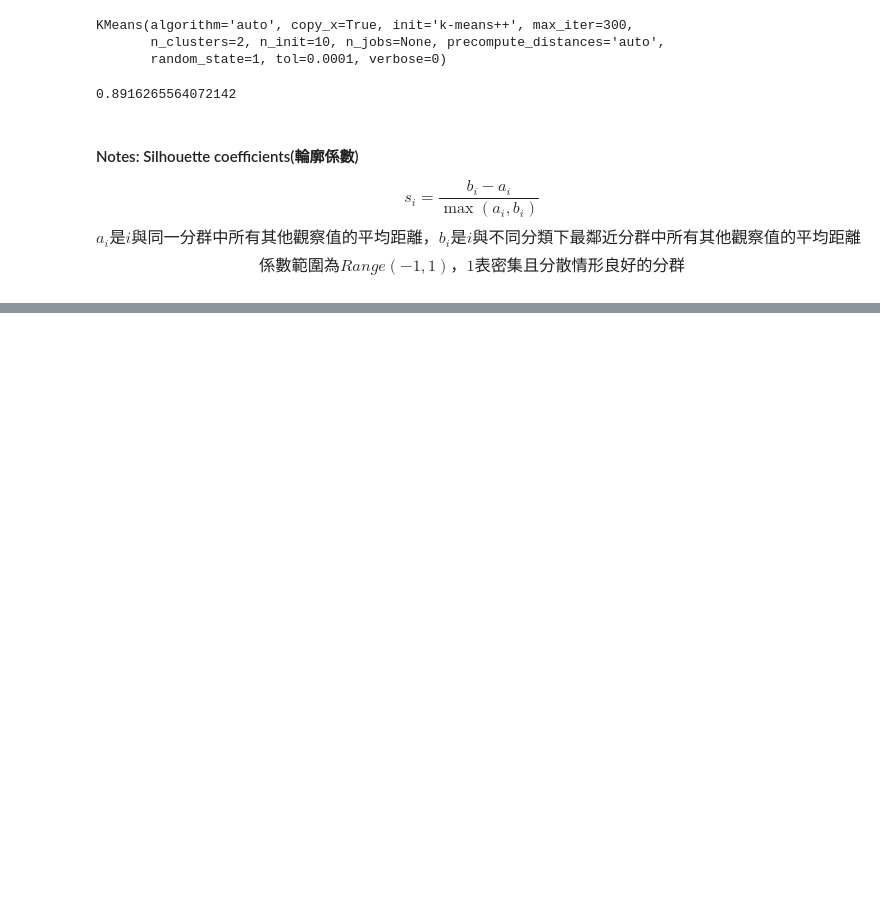
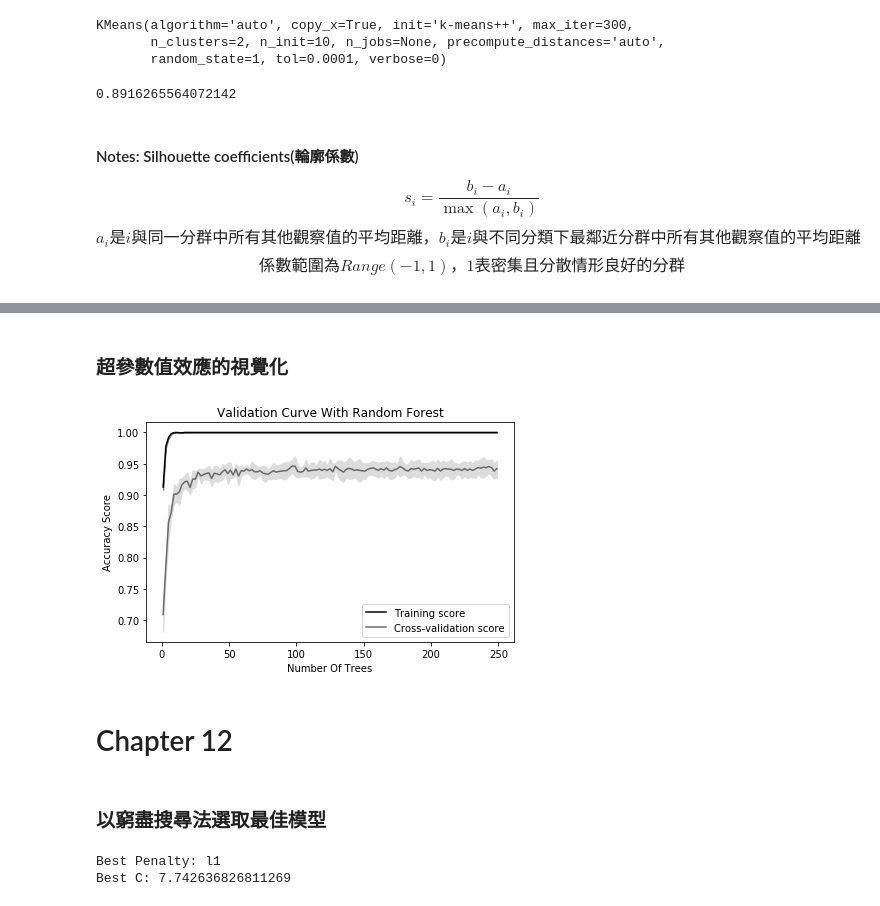
Before and after one commit to sychen6192/python_notes, a Jupyter notebook: 錦囊妙計ch11~ch12.ipynb, the cells around one changed output, grey strips where cells are left out. Cells and saved outputs as stored; diff of their text form; code cells hidden in the pictures; blank space fills up the shorter version.

```diff
--- a/錦囊妙計ch11~ch12.ipynb
+++ b/錦囊妙計ch11~ch12.ipynb
@@ -331,0 +410,43 @@ $$係數範圍為Range(-1,1)，1表密集且分散情形良好的分群$$
+# %% [markdown]
+### 超參數值效應的視覺化
+# %%
+import matplotlib.pyplot as plt
+import numpy as np
+from sklearn.datasets import load_digits
+from sklearn.ensemble import RandomForestClassifier
+from sklearn.model_selection import validation_curve
+digits = load_digits()
+features, target = digits.data, digits.target
+param_range = np.arange(1, 250, 2)
+# %%
+train_scores, test_scores = validation_curve(
+RandomForestClassifier(),
+features,
+target,
+param_name="n_estimators", # 要檢查的的參數
+param_range=param_range, # 調參的值
+cv=3,
+scoring="accuracy", # 評估指標
+n_jobs=-1)
+# %%
+train_mean = np.mean(train_scores, axis=1)
+train_std = np.std(train_scores, axis=1)
+test_mean = np.mean(test_scores, axis=1)
+test_std = np.std(test_scores, axis=1)
+# %%
+plt.plot(param_range, train_mean, label="Training score", color="black")
+plt.plot(param_range, test_mean, label="Cross-validation score", color="dimgrey")
+plt.fill_between(param_range, train_mean-train_std, train_mean+train_std, color="gray")
+plt.fill_between(param_range, test_mean-test_std, test_mean+test_std, color="gainsboro")
+plt.title("Validation Curve With Random Forest")
+plt.xlabel("Number Of Trees")
+plt.ylabel("Accuracy Score")
+plt.tight_layout()
+plt.legend(loc="best")
+plt.show()
+# %% [output]
+[figure, added]
+# %% [markdown]
+# Chapter 12
+# %% [markdown]
+### 以窮盡搜尋法選取最佳模型
@@ -331,0 +467,6 @@ $$係數範圍為Range(-1,1)，1表密集且分散情形良好的分群$$
+# %%
+print("Best Penalty:", best_model.best_estimator_.get_params()['penalty'])
+print("Best C:", best_model.best_estimator_.get_params()['C'])
+# %% [output]
+Best Penalty: l1
+Best C: 7.742636826811269
```
Also changed, not shown: parts of 37 cells of this notebook.
